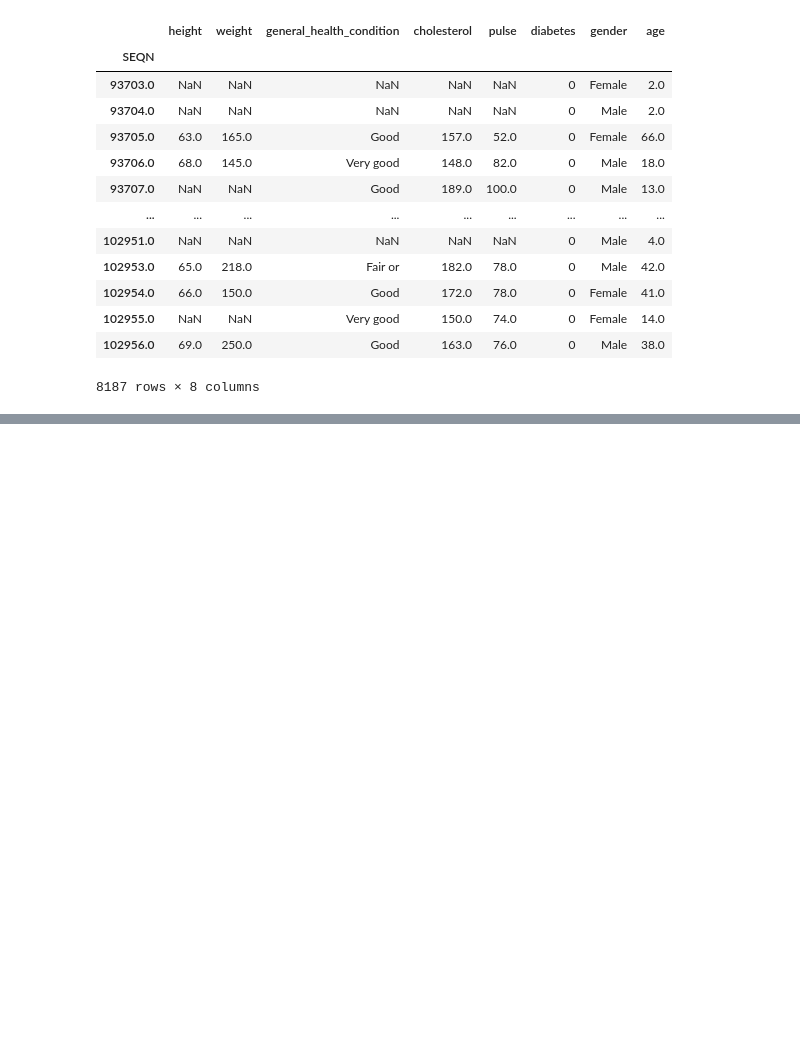
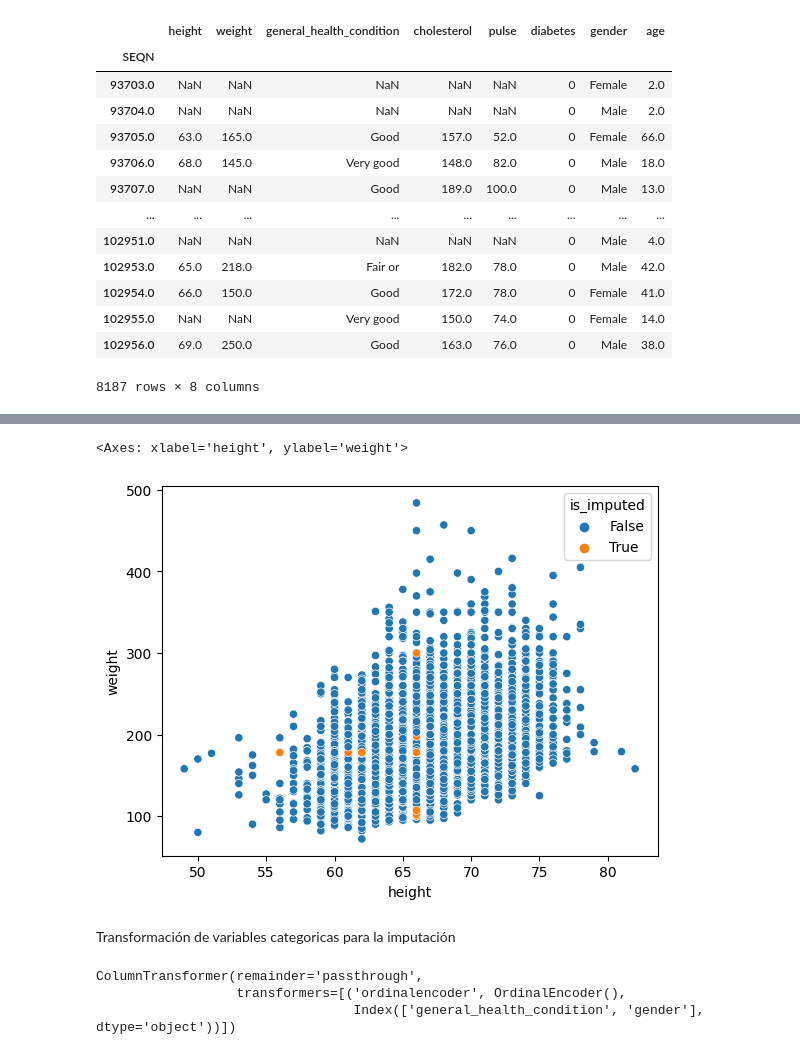
Before and after one commit to Juanipis/IA-EIA, a Jupyter notebook: data_engineer/Imputación de datos nulos.ipynb, the cells around one changed output, grey strips where cells are left out. Saved outputs shown, nothing was run; the diff lists cells and outputs as text; code cells hidden in the pictures; blank space fills up the shorter version.

```diff
--- a/data_engineer/Imputación de datos nulos.ipynb
+++ b/data_engineer/Imputación de datos nulos.ipynb
@@ -396,0 +404,4 @@ nhanes_df.describe(include='all')
+# %%
+nhanes_df.dropna(subset=['pulse','cholesterol', 'general_health_condition','weight', 'height'], how='all', inplace=True)
+nhanes_df
+# Se elimino filas que tengan todas esos valores nulos porque no habia forma de imputarlos, completarlos de alguna manera, etc
@@ -396,0 +463,16 @@ nhanes_df.describe(include='all')
+# %%
+# Vamos a hacer un sccaterplot para hacer un grafico de relacion de estatura y peso
+nhanes_df.select_columns('height', 'weight').missing.bind_shadow_matrix(True, False, suffix="_imp").assign(height = lambda df : df.height.fillna(value = df.height.mean().round()), weight = lambda df : df.weight.fillna(value = df.weight.mean().round() )).missing.scatter_imputation_plot(x='height', y='weight')
+# %% [output]
+<Axes: xlabel='height', ylabel='weight'>
+[figure, added]
+# %% [markdown]
+Transformación de variables categoricas para la imputación
+# %%
+categorical_columns = nhanes_df.select_dtypes(include=['object']).columns
+categorical_transformer = sklearn.compose.make_column_transformer((sklearn.preprocessing.OrdinalEncoder(),categorical_columns), remainder='passthrough')
+categorical_transformer
+# %% [output]
+ColumnTransformer(remainder='passthrough',
+                  transformers=[('ordinalencoder', OrdinalEncoder(),
+                                 Index(['general_health_condition', 'gender'], dtype='object'))])
```
Also changed, not shown: parts of 19 cells of this notebook.
